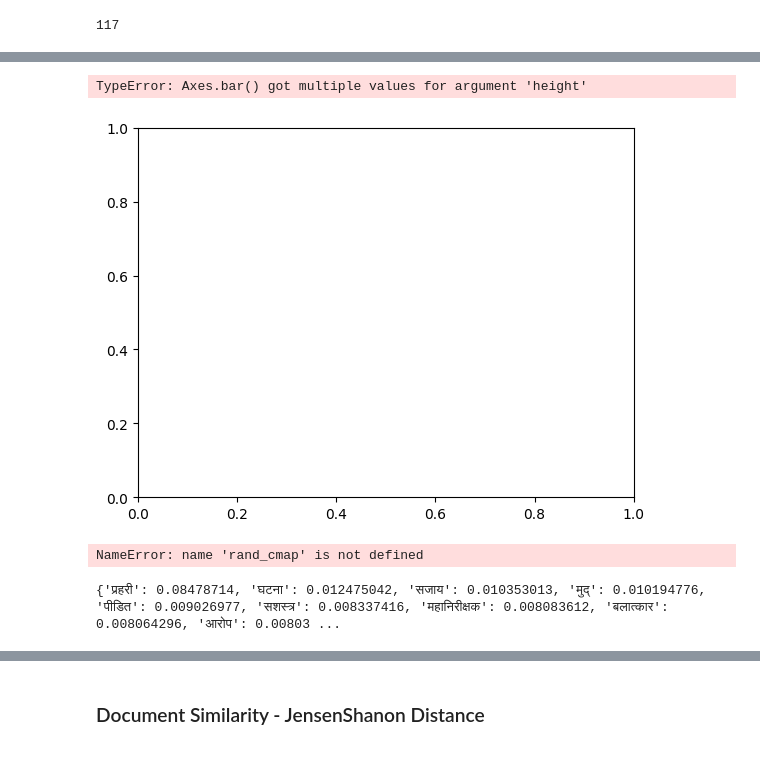
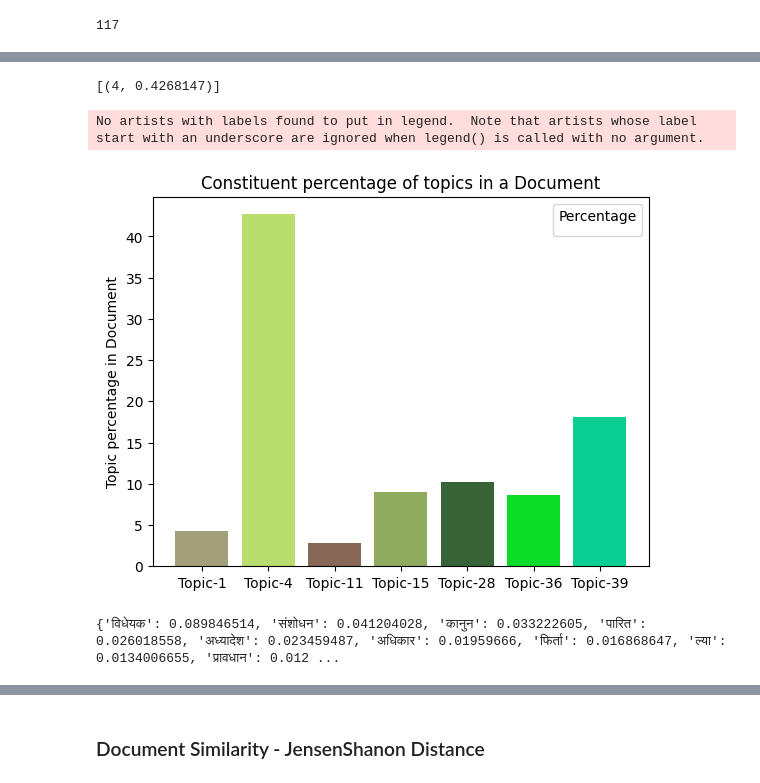
Before and after one commit to adh-aashish/topic_modeling, a Jupyter notebook: notebook/lda_political_news.ipynb, the cells around one changed output, grey strips where cells are left out. Drawn from its saved outputs; the diff is of its cells as text; code cells hidden in the pictures.

Commit message:
did upto similar document giving in 39k new data

```diff
--- a/notebook/lda_political_news.ipynb
+++ b/notebook/lda_political_news.ipynb
@@ -8,4 +10,4 @@ import nltk
 # %%
-df = pd.read_csv("../data/news-setopati/news-setopati-processed.csv")
+df = pd.read_csv("../data/news-setopati/news_setopati_preprocessed_1.csv")
 df
 # %% [output]
@@ -287,7 +287,7 @@ Loading the Saved Model
 from gensim import  models
 
 # temp_file = datapath("lda_model_politics_31")
-lda_model = models.ldamodel.LdaModel.load('../saved_model/lda_model_politics_1')
+lda_model = models.ldamodel.LdaModel.load('../saved_model/lda_model_politics_2')
 # %%
 '''
 Train your lda model using gensim.models.LdaMulticore and save it to 'lda_model'
@@ -678,31 +709,34 @@ topic_distribution
+# %%
+# test code
+topics_sorted
+# %% [output]
+[(4, 0.4268147)]
 # %%
+# test code
 import matplotlib.pyplot as plt
 import numpy as np
 
 fig, ax = plt.subplots()
 
-topics =['Topic-'+str(idx) for idx,score in topic_distribution ]
-score = [score * 100 for idx,score in topic_distribution]
+topics =['Topic-'+str(idx) for idx,score in topic_distribution if score > 0.02]
+score = [score * 100 for idx,score in topic_distribution if score > 0.02 ]
 num_bars = len(topic_distribution)
 random_colors = [np.random.rand(3,) for _ in range(num_bars)]
 
 ax.bar(topics, score,color=random_colors)
 
 ax.set_ylabel('Topic percentage in Document')
 ax.set_title('Constituent percentage of topics in a Document')
 ax.legend(title='Percentage')
 
 plt.savefig('topics.png', bbox_inches='tight')
 # %% [output]
-TypeError: Axes.bar() got multiple values for argument 'height'
+No artists with labels found to put in legend.  Note that artists whose label start with an underscore are ignored when legend() is called with no argument.
-[figure, old version]
+[figure, new version]
-# %%
-new_cmap = rand_cmap(100, type='bright', first_color_black=True, last_color_black=False, verbose=True)
-# %% [output]
-NameError: name 'rand_cmap' is not defined
 # %%
+# test code
 x = dict(lda_model.show_topic(0,20))
 print(x)
 # %% [output]
-{'प्रहरी': 0.08478714, 'घटना': 0.012475042, 'सजाय': 0.010353013, 'मुद्': 0.010194776, 'पीडित': 0.009026977, 'सशस्त्र': 0.008337416, 'महानिरीक्षक': 0.008083612, 'बलात्कार': 0.008064296, 'आरोप': 0.00803 ...
+{'विधेयक': 0.089846514, 'संशोधन': 0.041204028, 'कानुन': 0.033222605, 'पारित': 0.026018558, 'अध्यादेश': 0.023459487, 'अधिकार': 0.01959666, 'फिर्ता': 0.016868647, 'ल्या': 0.0134006655, 'प्रावधान': 0.012 ...
 # %%
```
Also changed, not shown: parts of 36 cells of this notebook, 10 other files.
